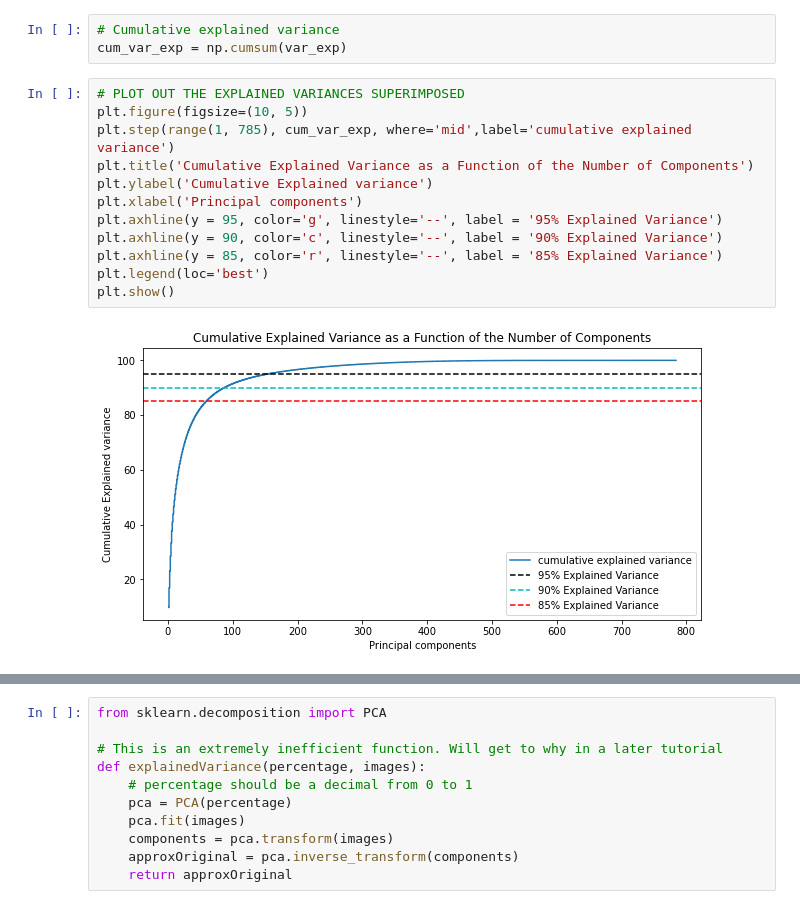
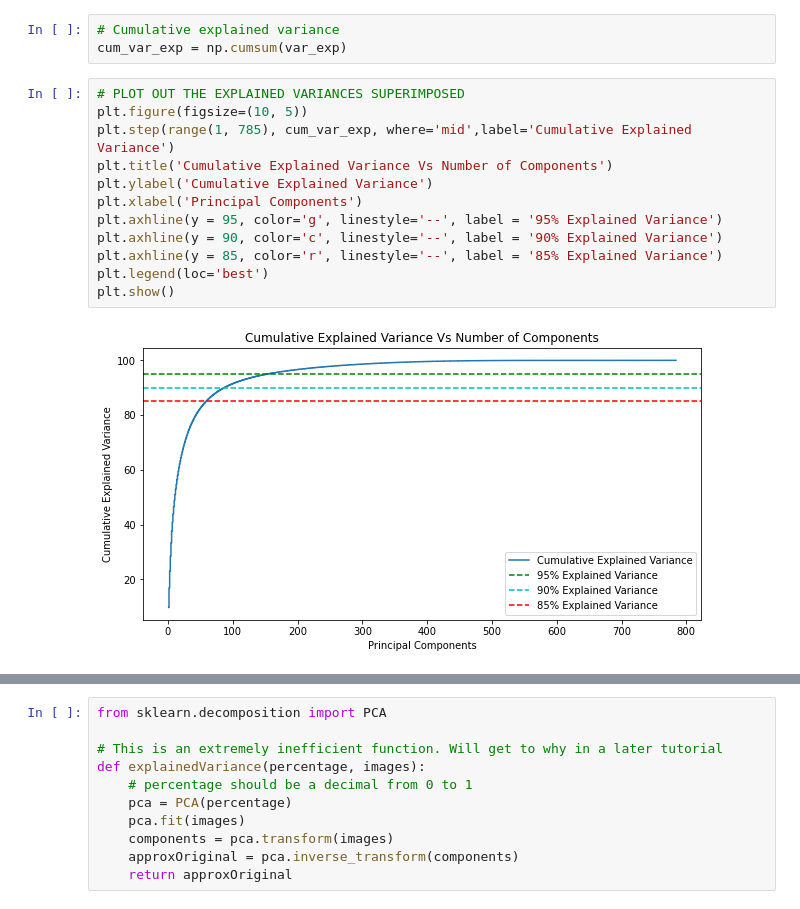
Before and after one commit to rodolfolermacontreras/ML_1_Assignment_10, a Jupyter notebook: ML510-Assignment8-RodolfoLerma.ipynb, the cells around one changed output, grey strips where cells are left out. Cells and saved outputs as stored; diff of their text form.

```diff
--- a/ML510-Assignment8-RodolfoLerma.ipynb
+++ b/ML510-Assignment8-RodolfoLerma.ipynb
@@ -268,17 +312,17 @@ cum_var_exp = np.cumsum(var_exp)
 # %%
 # PLOT OUT THE EXPLAINED VARIANCES SUPERIMPOSED
 plt.figure(figsize=(10, 5))
-plt.step(range(1, 785), cum_var_exp, where='mid',label='cumulative explained variance')
-plt.title('Cumulative Explained Variance as a Function of the Number of Components')
-plt.ylabel('Cumulative Explained variance')
-plt.xlabel('Principal components')
+plt.step(range(1, 785), cum_var_exp, where='mid',label='Cumulative Explained Variance')
+plt.title('Cumulative Explained Variance Vs Number of Components')
+plt.ylabel('Cumulative Explained Variance')
+plt.xlabel('Principal Components')
 plt.axhline(y = 95, color='g', linestyle='--', label = '95% Explained Variance')
 plt.axhline(y = 90, color='c', linestyle='--', label = '90% Explained Variance')
 plt.axhline(y = 85, color='r', linestyle='--', label = '85% Explained Variance')
 plt.legend(loc='best')
 plt.show()
 # %% [output]
-[figure, old version]
+[figure, new version]
 # %%
 # Adding 1 to the end of value in list as principal components start from 1 and indexes start from 0 (np.argmax)
 componentsVariance = [784, np.argmax(cum_var_exp > 99) + 1, np.argmax(cum_var_exp > 95) + 1, np.argmax(cum_var_exp > 90) + 1, np.argmax(cum_var_exp >= 85) + 1]
```
Also changed, not shown: parts of 32 cells of this notebook.
